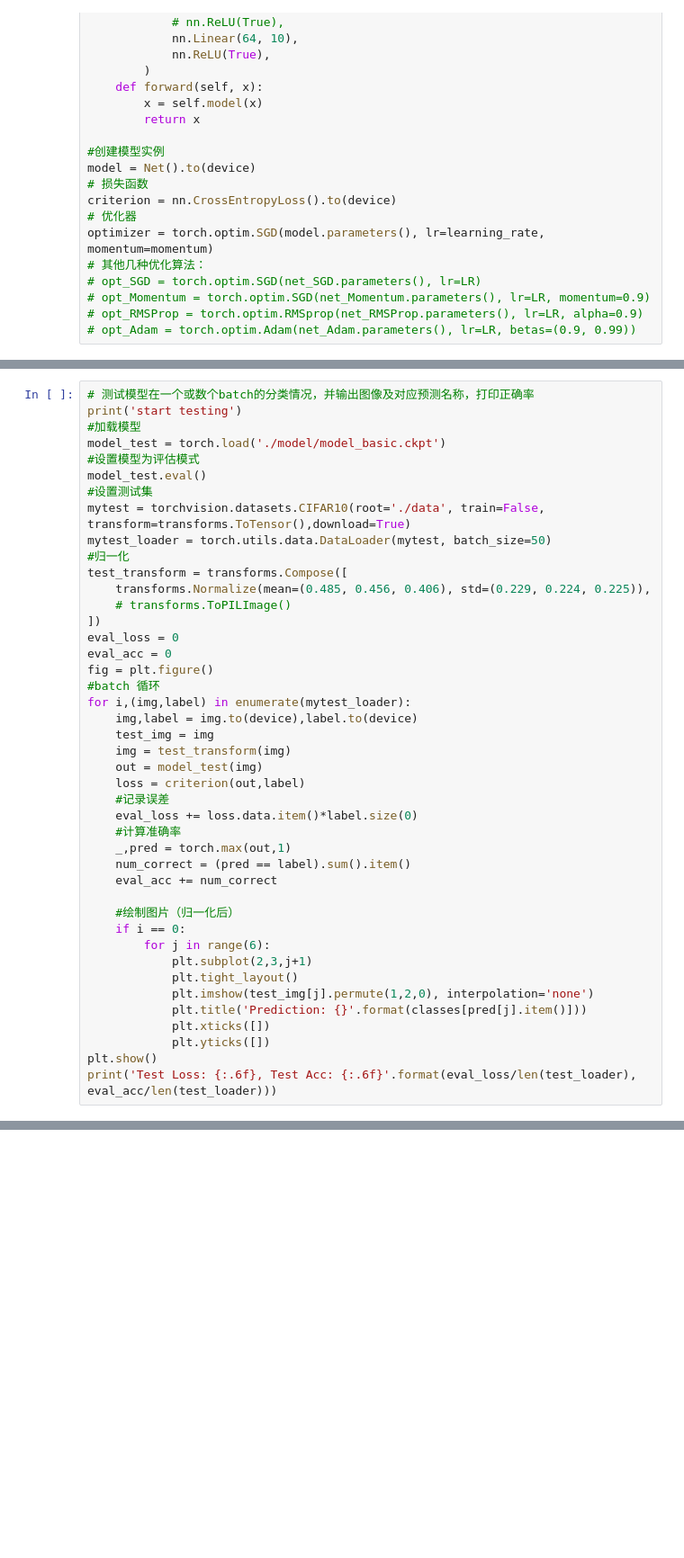
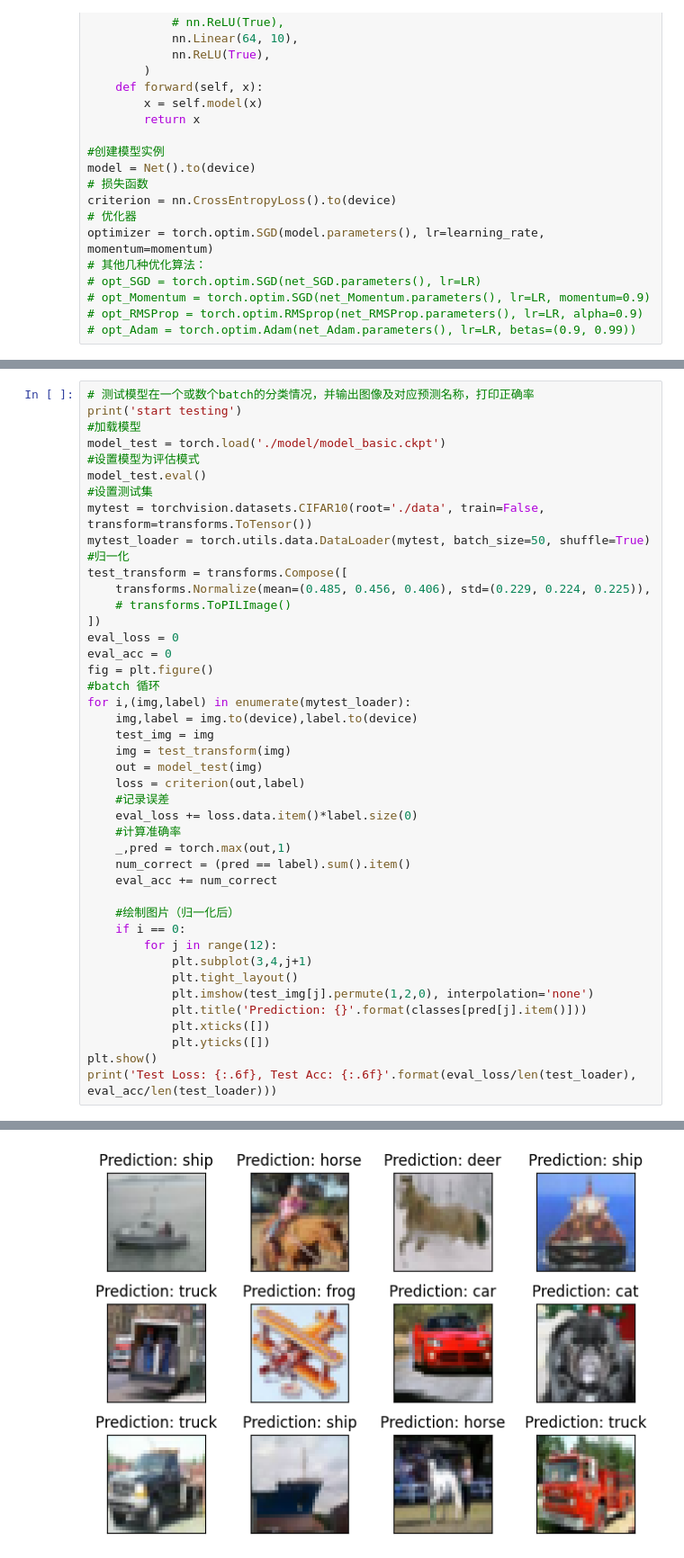
Before and after one commit to acosding/FinalHomework, a Jupyter notebook: Homework2_basic.ipynb, the cells around one changed output, grey strips where cells are left out. Shown at 90% size. Drawn from its saved outputs; the diff is of its cells as text; blank space fills up the shorter version.

```diff
--- a/Homework2_basic.ipynb
+++ b/Homework2_basic.ipynb
@@ -201,8 +212,8 @@ model_test = torch.load('./model/model_basic.ckpt')
 #设置模型为评估模式
 model_test.eval()
 #设置测试集
-mytest = torchvision.datasets.CIFAR10(root='./data', train=False, transform=transforms.ToTensor(),download=True)
-mytest_loader = torch.utils.data.DataLoader(mytest, batch_size=50)
+mytest = torchvision.datasets.CIFAR10(root='./data', train=False, transform=transforms.ToTensor())
+mytest_loader = torch.utils.data.DataLoader(mytest, batch_size=50, shuffle=True)
 #归一化
 test_transform = transforms.Compose([
     transforms.Normalize(mean=(0.485, 0.456, 0.406), std=(0.229, 0.224, 0.225)),
@@ -227,8 +238,8 @@ for i,(img,label) in enumerate(mytest_loader):
 
     #绘制图片（归一化后）
     if i == 0:
-        for j in range(6):
-            plt.subplot(2,3,j+1)
+        for j in range(12):
+            plt.subplot(3,4,j+1)
             plt.tight_layout()
             plt.imshow(test_img[j].permute(1,2,0), interpolation='none')
             plt.title('Prediction: {}'.format(classes[pred[j].item()]))
@@ -236,3 +247,4 @@ for i,(img,label) in enumerate(mytest_loader):
             plt.yticks([])
 plt.show()
 print('Test Loss: {:.6f}, Test Acc: {:.6f}'.format(eval_loss/len(test_loader), eval_acc/len(test_loader)))
+# %% [output]
@@ -238,0 +252 @@ print('Test Loss: {:.6f}, Test Acc: {:.6f}'.format(eval_loss/len(test_loader), e
+[figure, added]
```
Also changed, not shown: parts of 4 cells of this notebook, 5 other files.
